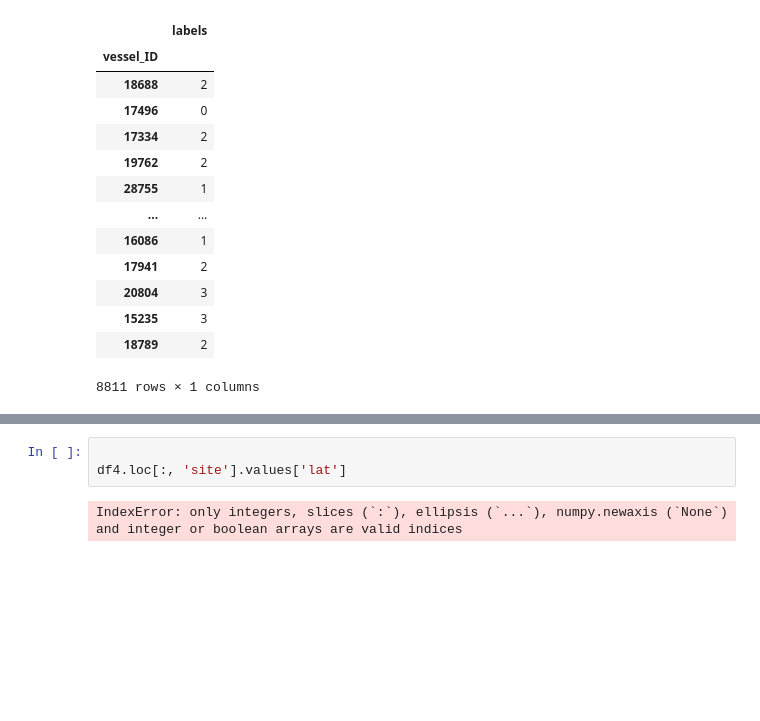
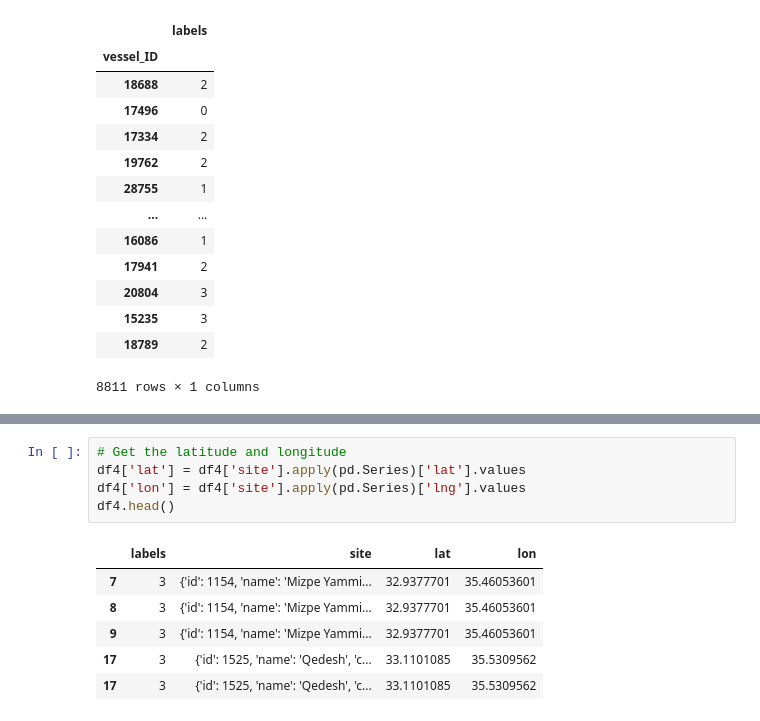
Before and after one commit to mvince33/lcp_cluster, a Jupyter notebook: cluster_view.ipynb, the cells around one changed output, grey strips where cells are left out. Drawn from its saved outputs; the diff is of its cells as text; blank space fills up the shorter version.

```diff
--- a/cluster_view.ipynb
+++ b/cluster_view.ipynb
@@ -136,5 +145,12 @@ df4 = df4.join(vessels_df)
 # %%
-
-df4.loc[:, 'site'].values['lat']
+# Get the latitude and longitude
+df4['lat'] = df4['site'].apply(pd.Series)['lat'].values
+df4['lon'] = df4['site'].apply(pd.Series)['lng'].values
+df4.head()
 # %% [output]
-IndexError: only integers, slices (`:`), ellipsis (`...`), numpy.newaxis (`None`) and integer or boolean arrays are valid indices
+|  | labels | site | lat | lon |
+| 7 | 3 | {'id': 1154, 'name': 'Mizpe Yammi... | 32.9377701 | 35.46053601 |
+| 8 | 3 | {'id': 1154, 'name': 'Mizpe Yammi... | 32.9377701 | 35.46053601 |
+| 9 | 3 | {'id': 1154, 'name': 'Mizpe Yammi... | 32.9377701 | 35.46053601 |
+| 17 | 3 | {'id': 1525, 'name': 'Qedesh', 'c... | 33.1101085 | 35.5309562 |
+| 17 | 3 | {'id': 1525, 'name': 'Qedesh', 'c... | 33.1101085 | 35.5309562 |
```
Also changed, not shown: parts of 3 cells of this notebook.
